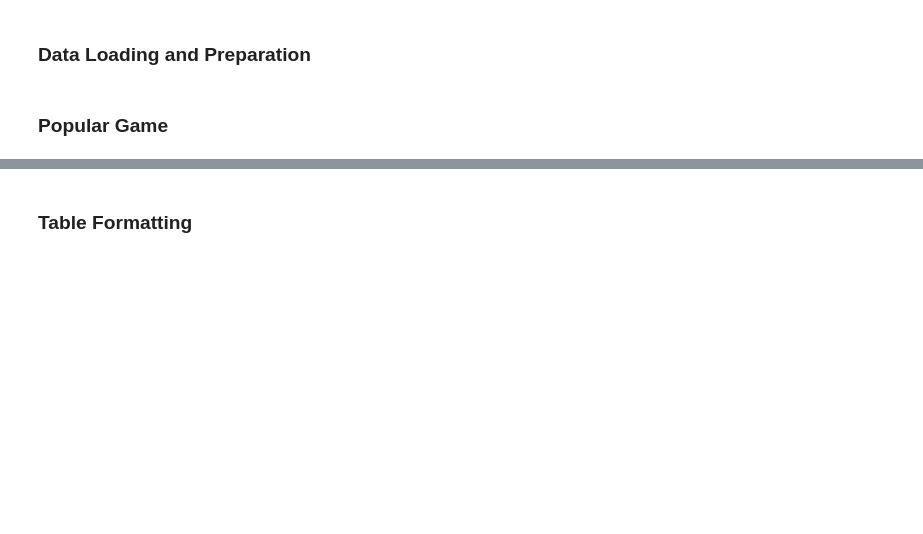
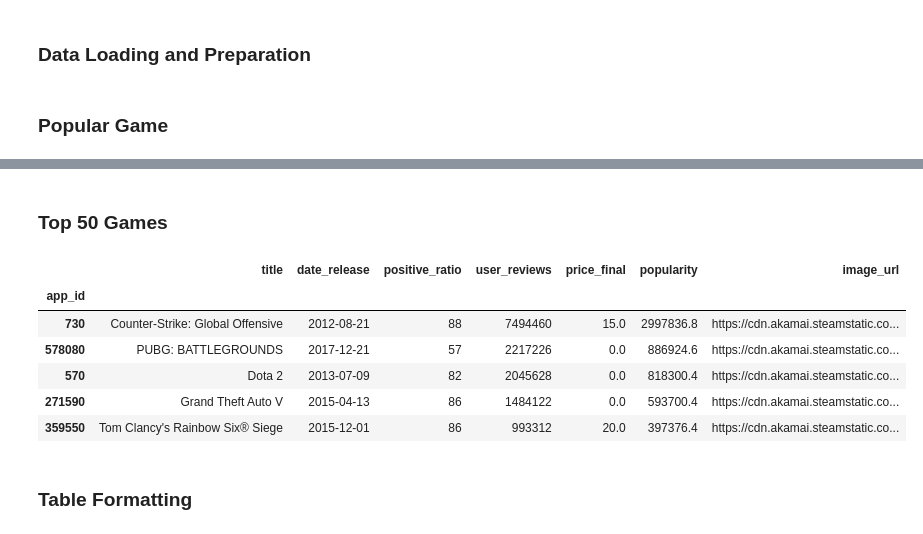
Before and after one commit to AhmetTalhaBicer/Game-Recommendation-System, a Jupyter notebook: notebooks/Game_Recommendation_System.ipynb, the cells around one changed output, grey strips where cells are left out. Drawn from its saved outputs; the diff is of its cells as text; code cells hidden in the pictures; blank space fills up the shorter version.

```diff
--- a/notebooks/Game_Recommendation_System.ipynb
+++ b/notebooks/Game_Recommendation_System.ipynb
@@ -47,3 +57,19 @@ top_games.head(20)
+# %% [markdown]
+### Top 50 Games
+# %%
+# En popüler 50 oyunu seç ve app_id'yi index yap
+top_50_games = popular_games_df.sort_values(by='popularity', ascending=False).head(50).reset_index(drop=True).set_index('app_id')
+# Image url sütununu ekle
+top_50_games['image_url'] = top_50_games.index.map(lambda app_id: f"https://cdn.akamai.steamstatic.com/steam/apps/{app_id}/header.jpg")
+top_50_games.head()
+# %% [output]
+|  | title | date_release | positive_ratio | user_reviews | price_final | popularity | image_url |
+| app_id |  |  |  |  |  |  |  |
+| 730 | Counter-Strike: Global Offensive | 2012-08-21 | 88 | 7494460 | 15.0 | 2997836.8 | https://cdn.akamai.steamstatic.co... |
+| 578080 | PUBG: BATTLEGROUNDS | 2017-12-21 | 57 | 2217226 | 0.0 | 886924.6 | https://cdn.akamai.steamstatic.co... |
+| 570 | Dota 2 | 2013-07-09 | 82 | 2045628 | 0.0 | 818300.4 | https://cdn.akamai.steamstatic.co... |
+| 271590 | Grand Theft Auto V | 2015-04-13 | 86 | 1484122 | 0.0 | 593700.4 | https://cdn.akamai.steamstatic.co... |
+| 359550 | Tom Clancy's Rainbow Six® Siege | 2015-12-01 | 86 | 993312 | 20.0 | 397376.4 | https://cdn.akamai.steamstatic.co... |
 # %% [markdown]
 ### Table Formatting
 # %%
```
Also changed, not shown: parts of 11 cells of this notebook, 3 other files.
